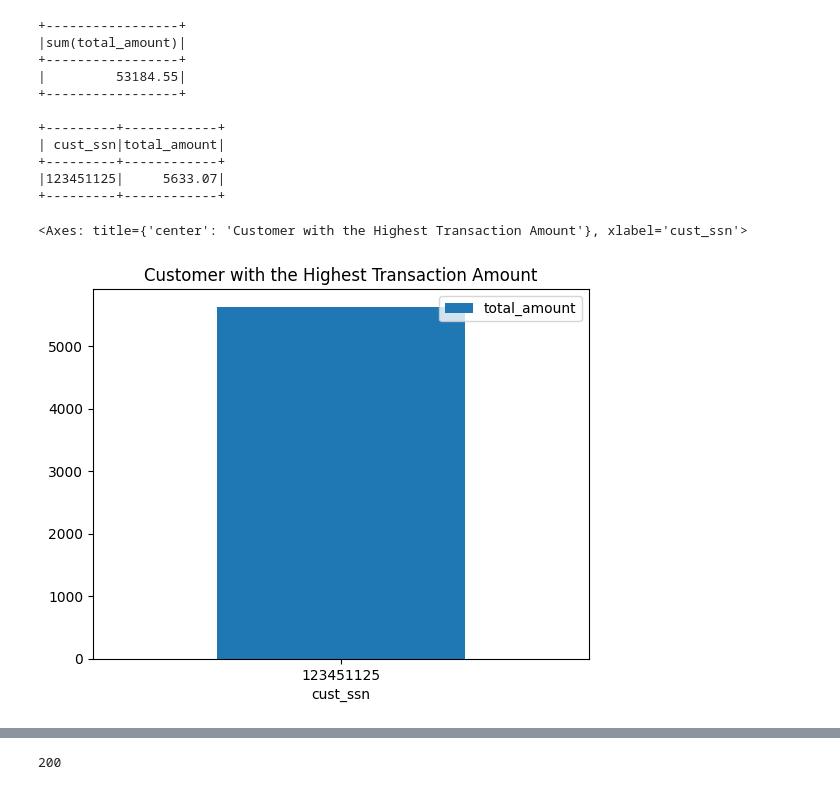
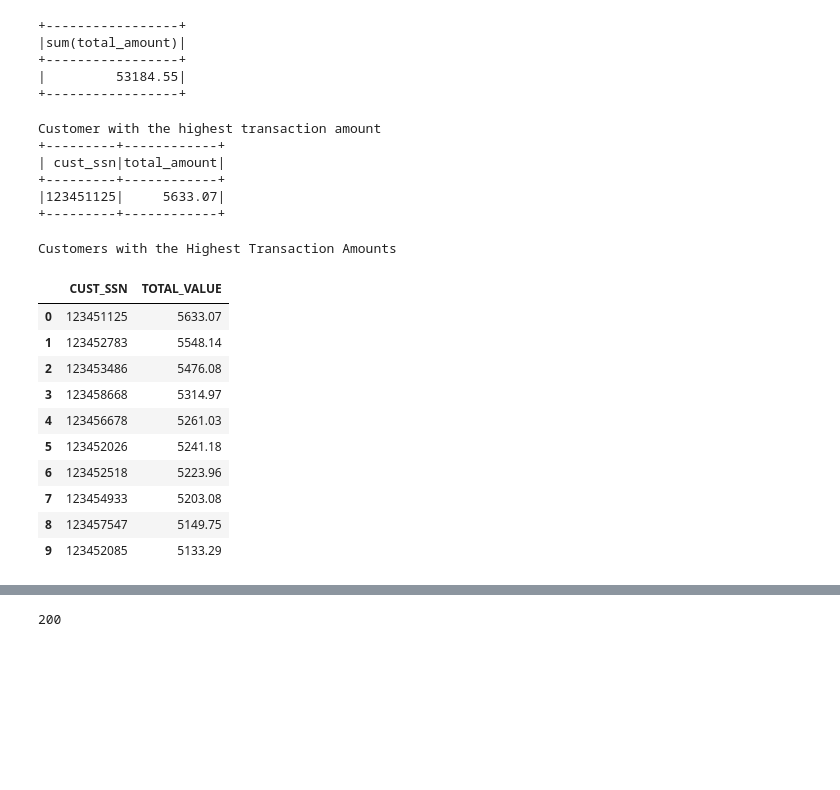
Before and after one commit to nahidnr6/Capstone, a Jupyter notebook: ETL_process.ipynb, the cells around one changed output, grey strips where cells are left out. Cells and saved outputs as stored; diff of their text form; code cells hidden in the pictures; blank space fills up the shorter version.

```diff
--- a/ETL_process.ipynb
+++ b/ETL_process.ipynb
@@ -139,29 +150,33 @@ only showing top 20 rows
 df_branch.createTempView("branch")
 df_credit.createTempView("credit")
 df_custmer.createTempView("customer")
-# %%
-#Find and plot the sum of all transactions for the top 10 customers, and which customer has the highest transaction amount (hint: use CUST_SSN).
-
-#Used subquery to get the sum of the top 10 customers
-spark.sql("SELECT sum(total_amount) FROM (SELECT cust_ssn, ROUND(sum(transaction_value),2) as total_amount FROM credit GROUP BY cust_ssn ORDER by 2 desc LIMIT 10)").show()
-
-#Which customer has the highest transaction amount
-spark.sql("SELECT cust_ssn, ROUND(sum(transaction_value),2) as total_amount FROM credit GROUP BY cust_ssn ORDER by 2 desc LIMIT 1").show()
-
-#Create plot, first convert to pandas
-highest_customer = spark.sql("SELECT cust_ssn, ROUND(sum(transaction_value),2) as total_amount FROM credit GROUP BY cust_ssn ORDER by 2 desc LIMIT 1").toPandas()
-highest_customer.plot.bar(x='cust_ssn', y='total_amount', rot=0, title= "Customer with the Highest Transaction Amount")
-# %% [output]
-+-----------------+
-|sum(total_amount)|
-+-----------------+
-|         53184.55|
-+-----------------+
-
-+---------+------------+
-| cust_ssn|total_amount|
-+---------+------------+
-|123451125|     5633.07|
-+---------+------------+
-<Axes: title={'center': 'Customer with the Highest Transaction Amount'}, xlabel='cust_ssn'>
-[figure, removed]
+# %%
+#uses subquery to get the sum of the top 10 customers
+spark.sql("SELECT sum(total_amount) \
+          FROM (SELECT cust_ssn, ROUND(sum(transaction_value),2) as total_amount \
+                FROM credit \
+                GROUP BY cust_ssn \
+                ORDER by 2 desc \
+                LIMIT 10)") \
+        .show()
+# %% [output]
++-----------------+
+|sum(total_amount)|
++-----------------+
+|         53184.55|
++-----------------+
+# %%
+print("Customer with the highest transaction amount")
+spark.sql("SELECT cust_ssn, ROUND(sum(transaction_value),2) as total_amount \
+          FROM credit \
+          GROUP BY cust_ssn \
+          ORDER by 2 desc \
+          LIMIT 1") \
+        .show()
+# %% [output]
+Customer with the highest transaction amount
++---------+------------+
+| cust_ssn|total_amount|
++---------+------------+
+|123451125|     5633.07|
++---------+------------+
@@ -167,0 +190,16 @@ highest_customer.plot.bar(x='cust_ssn', y='total_amount', rot=0, title= "Custome
+# %%
+print("Customers with the Highest Transaction Amounts")
+df_cust_val.head(10)
+# %% [output]
+Customers with the Highest Transaction Amounts
+|  | CUST_SSN | TOTAL_VALUE |
+| 0 | 123451125 | 5633.07 |
+| 1 | 123452783 | 5548.14 |
+| 2 | 123453486 | 5476.08 |
+| 3 | 123458668 | 5314.97 |
+| 4 | 123456678 | 5261.03 |
+| 5 | 123452026 | 5241.18 |
+| 6 | 123452518 | 5223.96 |
+| 7 | 123454933 | 5203.08 |
+| 8 | 123457547 | 5149.75 |
+| 9 | 123452085 | 5133.29 |
```
Also changed, not shown: parts of 46 cells of this notebook, 5 other files.
